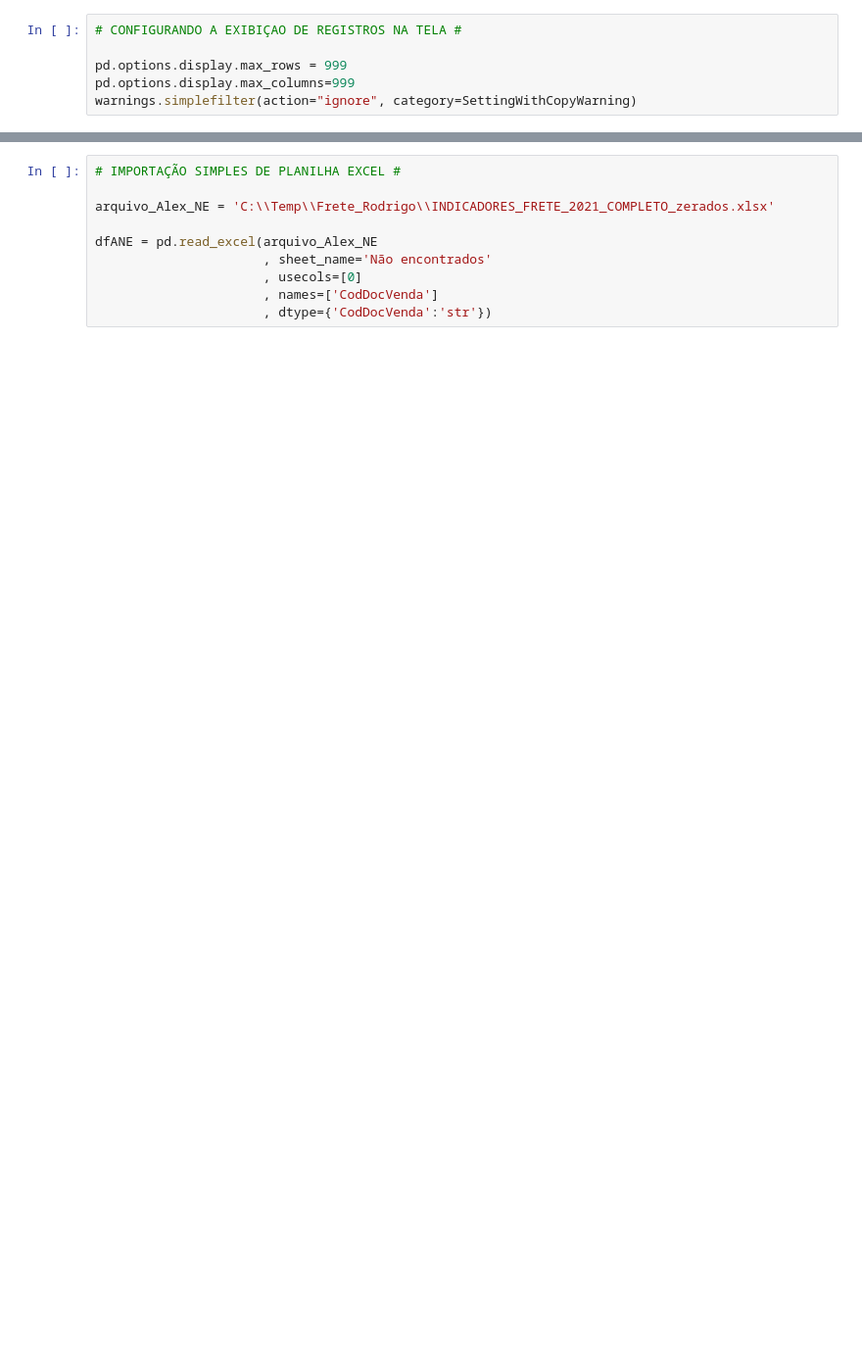
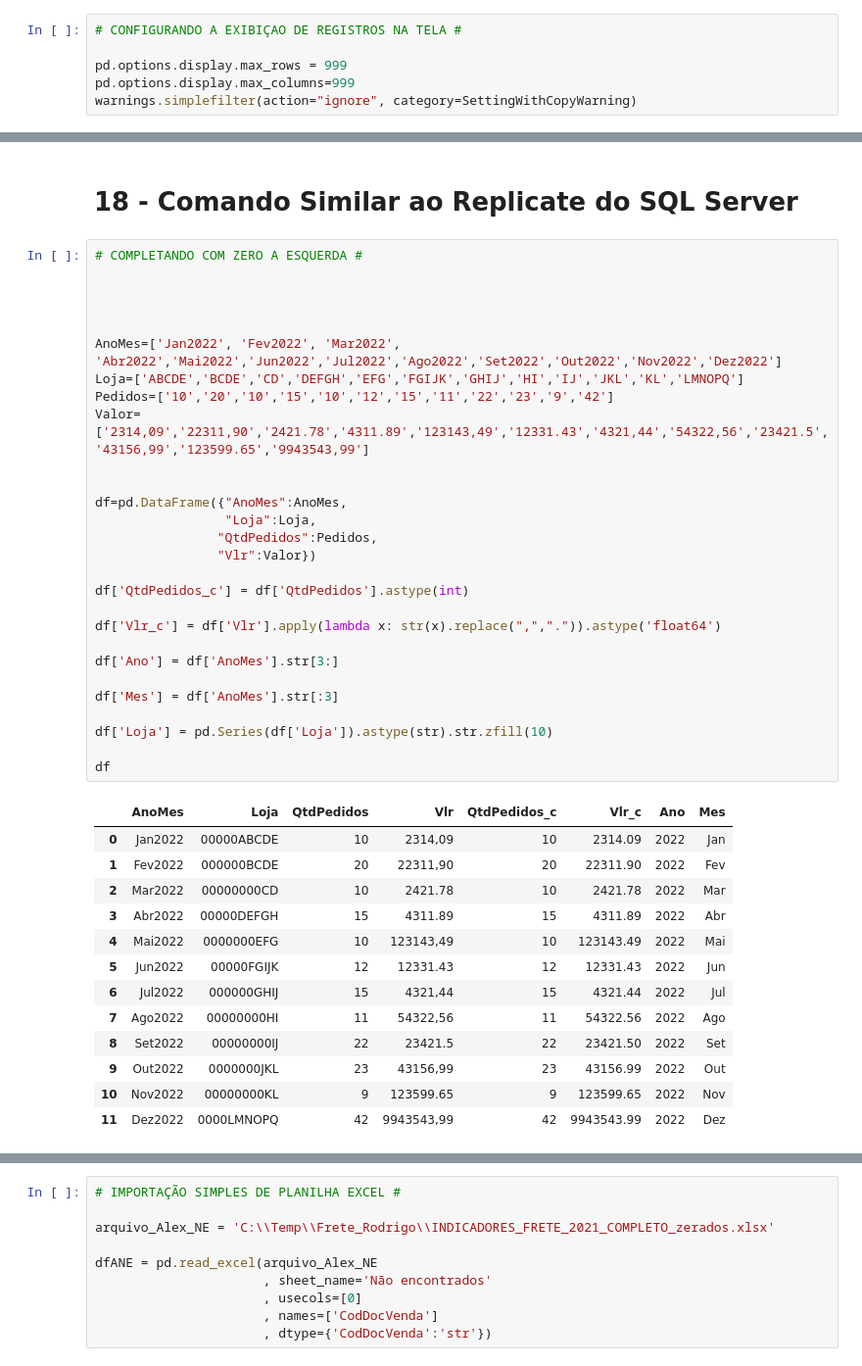
Before and after one commit to dbaassists/Python, a Jupyter notebook: ProjetoPythonKB/Projeto KB Python.ipynb, the cells around one changed output, grey strips where cells are left out. Shown at 98% size. Cells and saved outputs as stored; diff of their text form; blank space fills up the shorter version.

```diff
--- a/ProjetoPythonKB/Projeto KB Python.ipynb
+++ b/ProjetoPythonKB/Projeto KB Python.ipynb
@@ -26,0 +495,44 @@ warnings.simplefilter(action="ignore", category=SettingWithCopyWarning)
+# %% [markdown]
+# 18 - Comando Similar ao Replicate do SQL Server
+# %%
+# COMPLETANDO COM ZERO A ESQUERDA #
+
+
+
+
+AnoMes=['Jan2022', 'Fev2022', 'Mar2022', 'Abr2022','Mai2022','Jun2022','Jul2022','Ago2022','Set2022','Out2022','Nov2022','Dez2022']
+Loja=['ABCDE','BCDE','CD','DEFGH','EFG','FGIJK','GHIJ','HI','IJ','JKL','KL','LMNOPQ']
+Pedidos=['10','20','10','15','10','12','15','11','22','23','9','42']
+Valor=['2314,09','22311,90','2421.78','4311.89','123143,49','12331.43','4321,44','54322,56','23421.5','43156,99','123599.65','9943543,99']
+
+
+df=pd.DataFrame({"AnoMes":AnoMes,
+                 "Loja":Loja,
+                "QtdPedidos":Pedidos,
+                "Vlr":Valor})
+
+df['QtdPedidos_c'] = df['QtdPedidos'].astype(int)
+
+df['Vlr_c'] = df['Vlr'].apply(lambda x: str(x).replace(",",".")).astype('float64')
+
+df['Ano'] = df['AnoMes'].str[3:]
+
+df['Mes'] = df['AnoMes'].str[:3]
+
+df['Loja'] = pd.Series(df['Loja']).astype(str).str.zfill(10)
+
+df
+# %% [output]
+|  | AnoMes | Loja | QtdPedidos | Vlr | QtdPedidos_c | Vlr_c | Ano | Mes |
+| 0 | Jan2022 | 00000ABCDE | 10 | 2314,09 | 10 | 2314.09 | 2022 | Jan |
+| 1 | Fev2022 | 000000BCDE | 20 | 22311,90 | 20 | 22311.90 | 2022 | Fev |
+| 2 | Mar2022 | 00000000CD | 10 | 2421.78 | 10 | 2421.78 | 2022 | Mar |
+| 3 | Abr2022 | 00000DEFGH | 15 | 4311.89 | 15 | 4311.89 | 2022 | Abr |
+| 4 | Mai2022 | 0000000EFG | 10 | 123143,49 | 10 | 123143.49 | 2022 | Mai |
+| 5 | Jun2022 | 00000FGIJK | 12 | 12331.43 | 12 | 12331.43 | 2022 | Jun |
+| 6 | Jul2022 | 000000GHIJ | 15 | 4321,44 | 15 | 4321.44 | 2022 | Jul |
+| 7 | Ago2022 | 00000000HI | 11 | 54322,56 | 11 | 54322.56 | 2022 | Ago |
+| 8 | Set2022 | 00000000IJ | 22 | 23421.5 | 22 | 23421.50 | 2022 | Set |
+| 9 | Out2022 | 0000000JKL | 23 | 43156,99 | 23 | 43156.99 | 2022 | Out |
+| 10 | Nov2022 | 00000000KL | 9 | 123599.65 | 9 | 123599.65 | 2022 | Nov |
+| 11 | Dez2022 | 0000LMNOPQ | 42 | 9943543,99 | 42 | 9943543.99 | 2022 | Dez |
```
Also changed, not shown: parts of 65 cells of this notebook, 1 other file.
